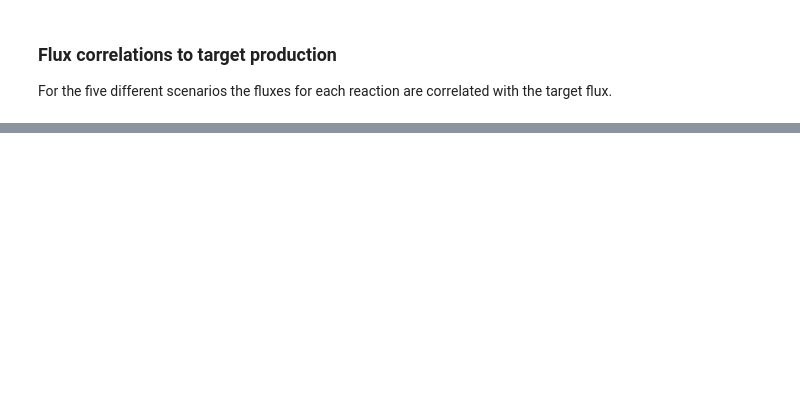
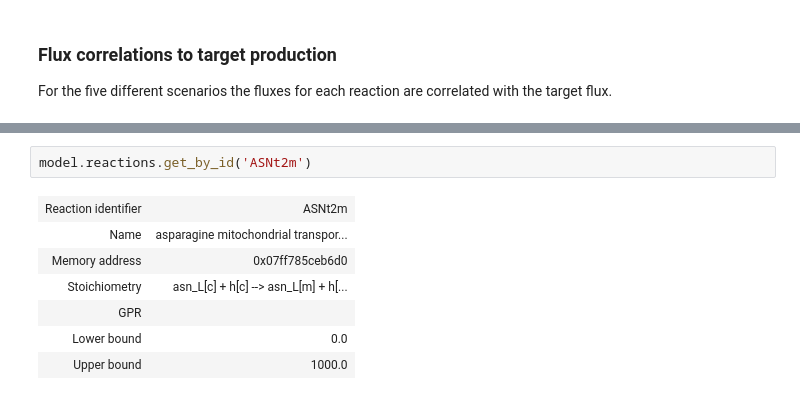
Before and after one commit to iAMB-RWTH-Aachen/Opol-GSMM, a Jupyter notebook: code/Model-Analysis.ipynb, the cells around one changed output, grey strips where cells are left out. Drawn from its saved outputs; the diff is of its cells as text; blank space fills up the shorter version.

```diff
--- a/code/Model-Analysis.ipynb
+++ b/code/Model-Analysis.ipynb
@@ -691,0 +716,10 @@ Figure saved as ../data/ManuscriptMetFlex/230725_CorrFlux-isoprene.png
+# %%
+model.reactions.get_by_id('ASNt2m')
+# %% [output]
+| Reaction identifier | ASNt2m |
+| Name | asparagine mitochondrial transpor... |
+| Memory address | 0x07ff785ceb6d0 |
+| Stoichiometry | asn_L[c] + h[c] --> asn_L[m] + h[... |
+| GPR |  |
+| Lower bound | 0.0 |
+| Upper bound | 1000.0 |
```
Also changed, not shown: parts of 6 cells of this notebook.
